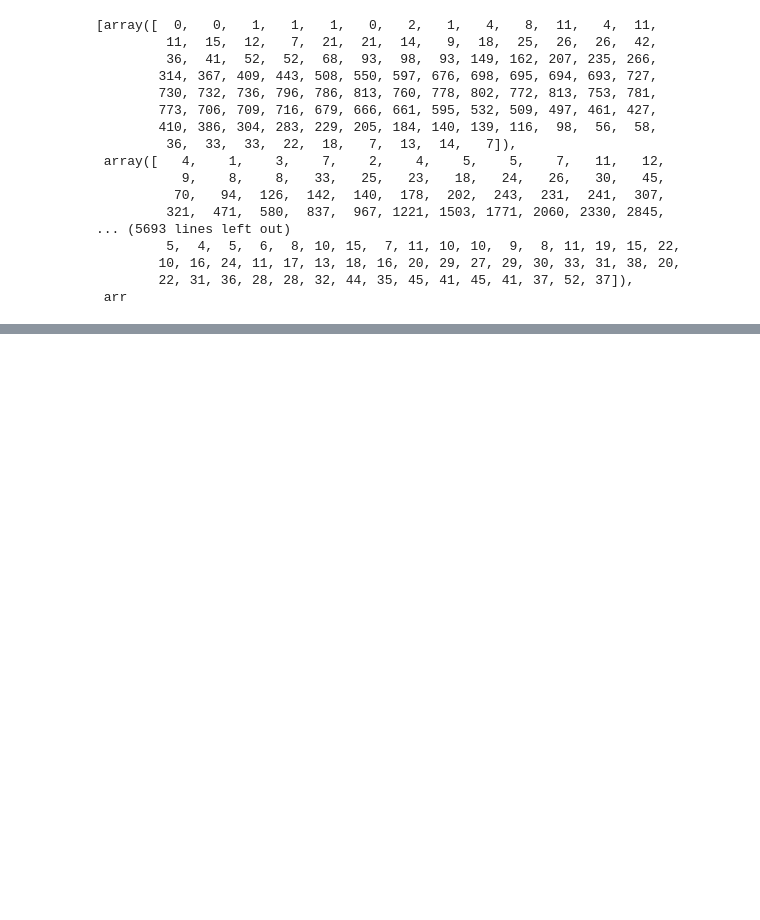
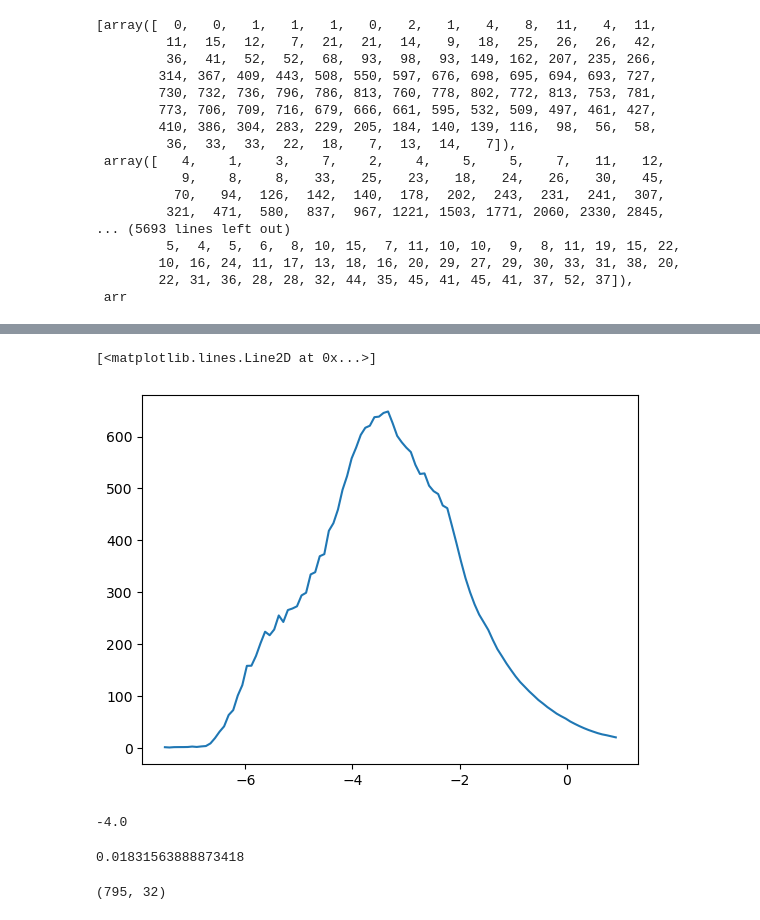
Before and after one commit to mariakesa/spikesconn, a Jupyter notebook: visualizations/EarthMoversDistance.ipynb, the cells around one changed output, grey strips where cells are left out. Saved outputs shown, nothing was run; the diff lists cells and outputs as text; code cells hidden in the pictures; blank space fills up the shorter version.

Commit message:
spike waveforms

```diff
--- a/visualizations/EarthMoversDistance.ipynb
+++ b/visualizations/EarthMoversDistance.ipynb
@@ -66,0 +67,16 @@ plt.scatter(X_embedded[:,0],X_embedded[:,1])
+# %%
+a=np.histogram(np.log(np.diff(spks[clusters==0])), bins=100,range=(-7.5,1))
+hist_lst=np.array(hist_lst)
+plt.plot(a[1][:-1],np.mean(hist_lst,axis=0))
+# %% [output]
+[<matplotlib.lines.Line2D at 0x...>]
+[figure, added]
+# %%
+np.log(np.exp(-4))
+# %% [output]
+-4.0
+# %%
+np.exp(-4)
+#100 ms
+# %% [output]
+0.01831563888873418
@@ -66,0 +85,4 @@ plt.scatter(X_embedded[:,0],X_embedded[:,1])
+# %%
+waveforms.shape
+# %% [output]
+(795, 32)
```
Also changed, not shown: parts of 9 cells of this notebook.
